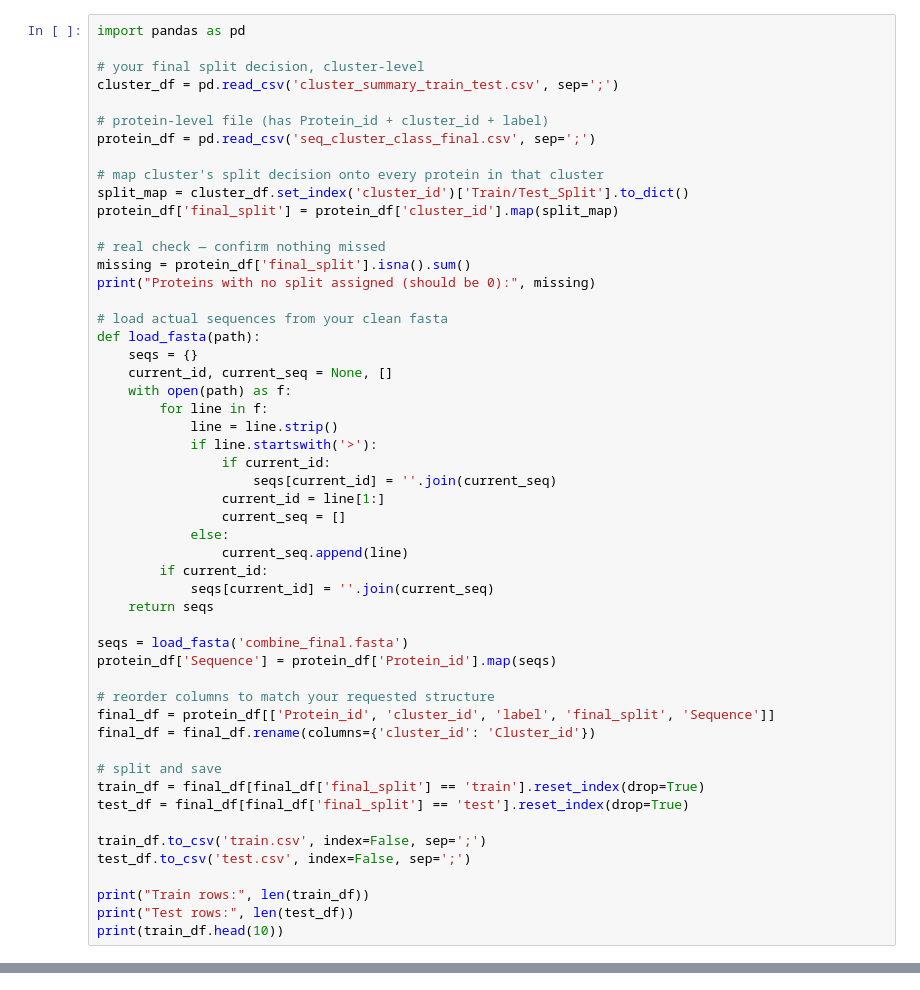
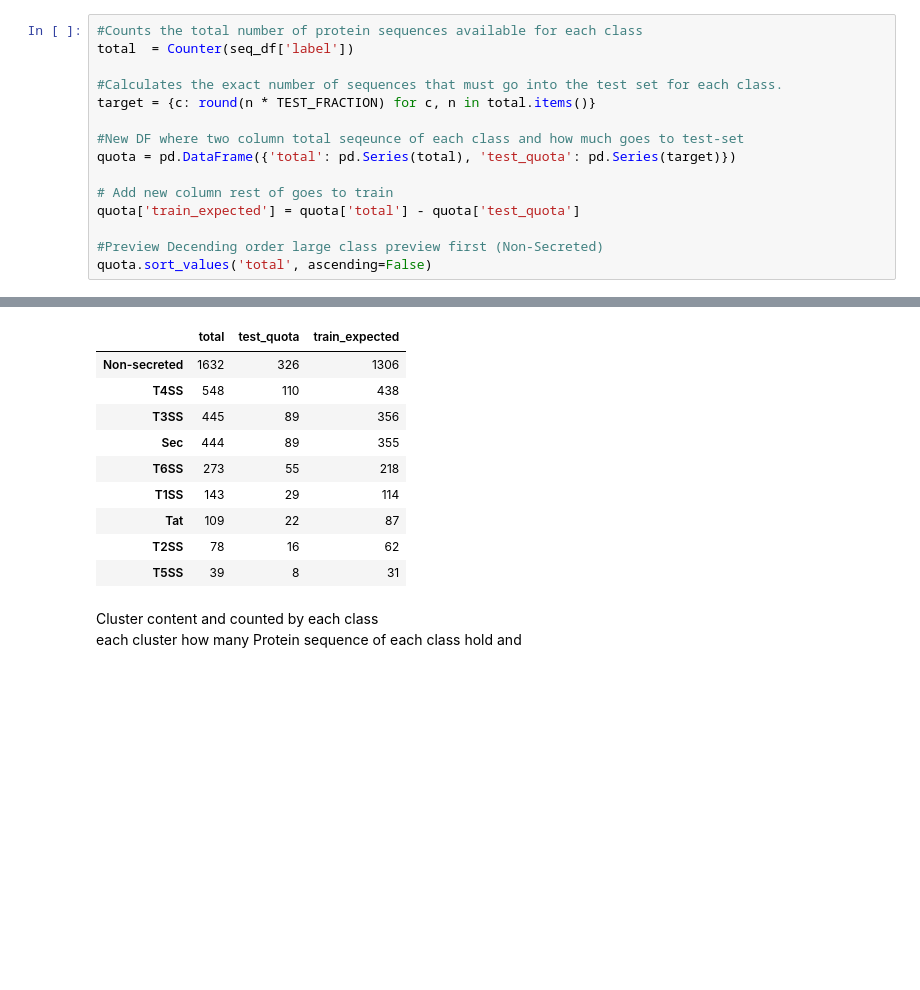
Before and after one commit to varshdin/Protein_Secretion_System_prediction, a Jupyter notebook: Scripts/sumit_secretion_prediction/Train_Test_Split/Formula_perform.ipynb, the cells around one changed output, grey strips where cells are left out. Saved outputs shown, nothing was run; the diff lists cells and outputs as text; blank space fills up the shorter version.

```diff
--- a/Scripts/sumit_secretion_prediction/Train_Test_Split/Formula_perform.ipynb
+++ b/Scripts/sumit_secretion_prediction/Train_Test_Split/Formula_perform.ipynb
@@ -203,53 +184,16 @@ Test.csv ==> Label, Protein_id, cluster_id , Protein_sequence
 # %%
-import pandas as pd
+#Counts the total number of protein sequences available for each class
+total  = Counter(seq_df['label'])
 
-# your final split decision, cluster-level
-cluster_df = pd.read_csv('cluster_summary_train_test.csv', sep=';')
+#Calculates the exact number of sequences that must go into the test set for each class.
+target = {c: round(n * TEST_FRACTION) for c, n in total.items()}
 
-# protein-level file (has Protein_id + cluster_id + label)
-protein_df = pd.read_csv('seq_cluster_class_final.csv', sep=';')
+#New DF where two column total seqeunce of each class and how much goes to test-set
+quota = pd.DataFrame({'total': pd.Series(total), 'test_quota': pd.Series(target)})
 
-# map cluster's split decision onto every protein in that cluster
-split_map = cluster_df.set_index('cluster_id')['Train/Test_Split'].to_dict()
-protein_df['final_split'] = protein_df['cluster_id'].map(split_map)
+# Add new column rest of goes to train
+quota['train_expected'] = quota['total'] - quota['test_quota']
 
-# real check — confirm nothing missed
-missing = protein_df['final_split'].isna().sum()
-print("Proteins with no split assigned (should be 0):", missing)
-
-# load actual sequences from your clean fasta
-def load_fasta(path):
-    seqs = {}
-    current_id, current_seq = None, []
-    with open(path) as f:
-        for line in f:
-            line = line.strip()
-            if line.startswith('>'):
-                if current_id:
-                    seqs[current_id] = ''.join(current_seq)
-                current_id = line[1:]
-                current_seq = []
-            else:
-                current_seq.append(line)
-        if current_id:
-            seqs[current_id] = ''.join(current_seq)
-    return seqs
-
-seqs = load_fasta('combine_final.fasta')
-protein_df['Sequence'] = protein_df['Protein_id'].map(seqs)
-
-# reorder columns to match your requested structure
-final_df = protein_df[['Protein_id', 'cluster_id', 'label', 'final_split', 'Sequence']]
-final_df = final_df.rename(columns={'cluster_id': 'Cluster_id'})
-
-# split and save
-train_df = final_df[final_df['final_split'] == 'train'].reset_index(drop=True)
-test_df = final_df[final_df['final_split'] == 'test'].reset_index(drop=True)
-
-train_df.to_csv('train.csv', index=False, sep=';')
-test_df.to_csv('test.csv', index=False, sep=';')
-
-print("Train rows:", len(train_df))
-print("Test rows:", len(test_df))
-print(train_df.head(10))
+#Preview Decending order large class preview first (Non-Secreted)
+quota.sort_values('total', ascending=False)
 # %% [output]
@@ -273 +200,14 @@ Test rows: 734
+|  | total | test_quota | train_expected |
+| Non-secreted | 1632 | 326 | 1306 |
+| T4SS | 548 | 110 | 438 |
+| T3SS | 445 | 89 | 356 |
+| Sec | 444 | 89 | 355 |
+| T6SS | 273 | 55 | 218 |
+| T1SS | 143 | 29 | 114 |
+| Tat | 109 | 22 | 87 |
+| T2SS | 78 | 16 | 62 |
+| T5SS | 39 | 8 | 31 |
+# %% [markdown]
+Cluster content and counted by each class<br>
+each cluster how many Protein sequence of each class hold and
 # %%
```
Also changed, not shown: parts of 18 cells of this notebook, 17 other files.
